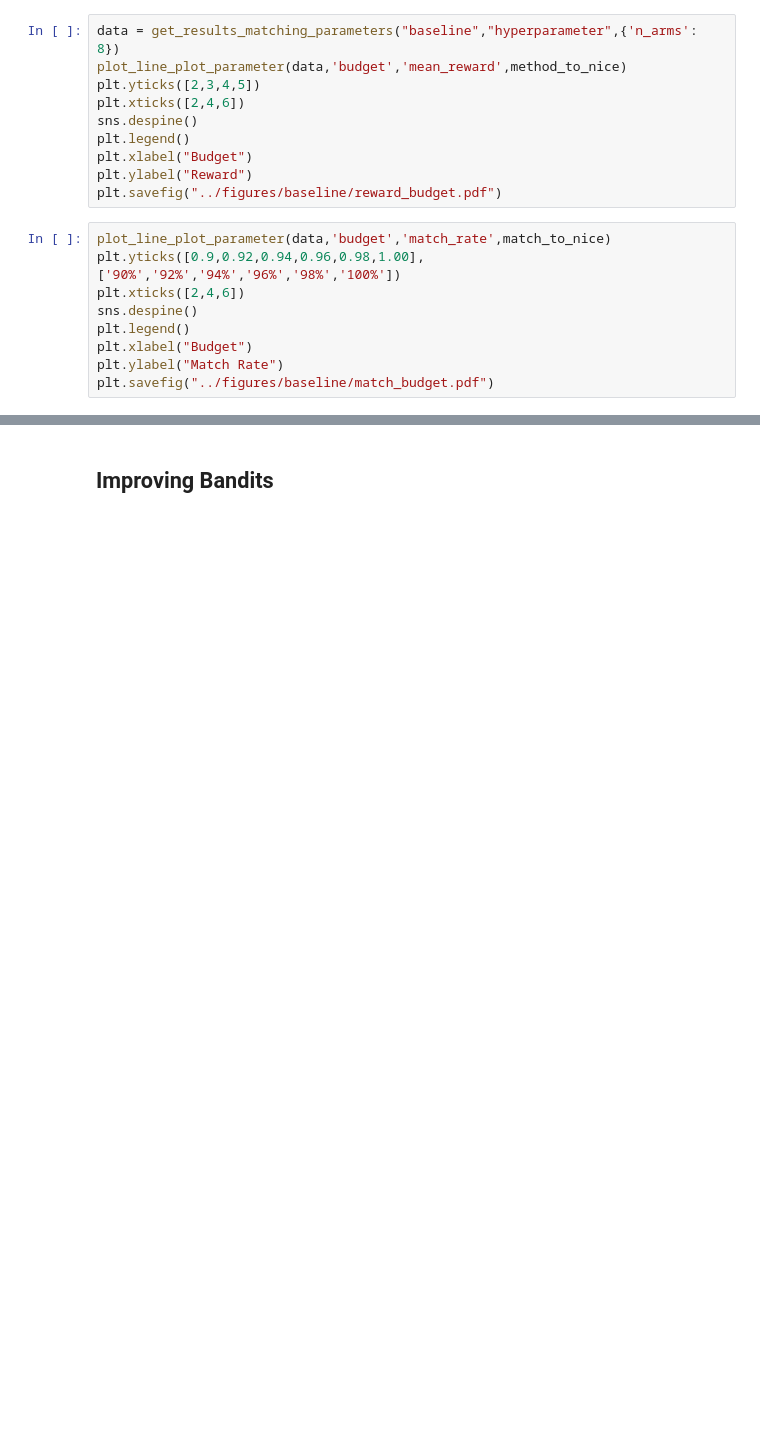
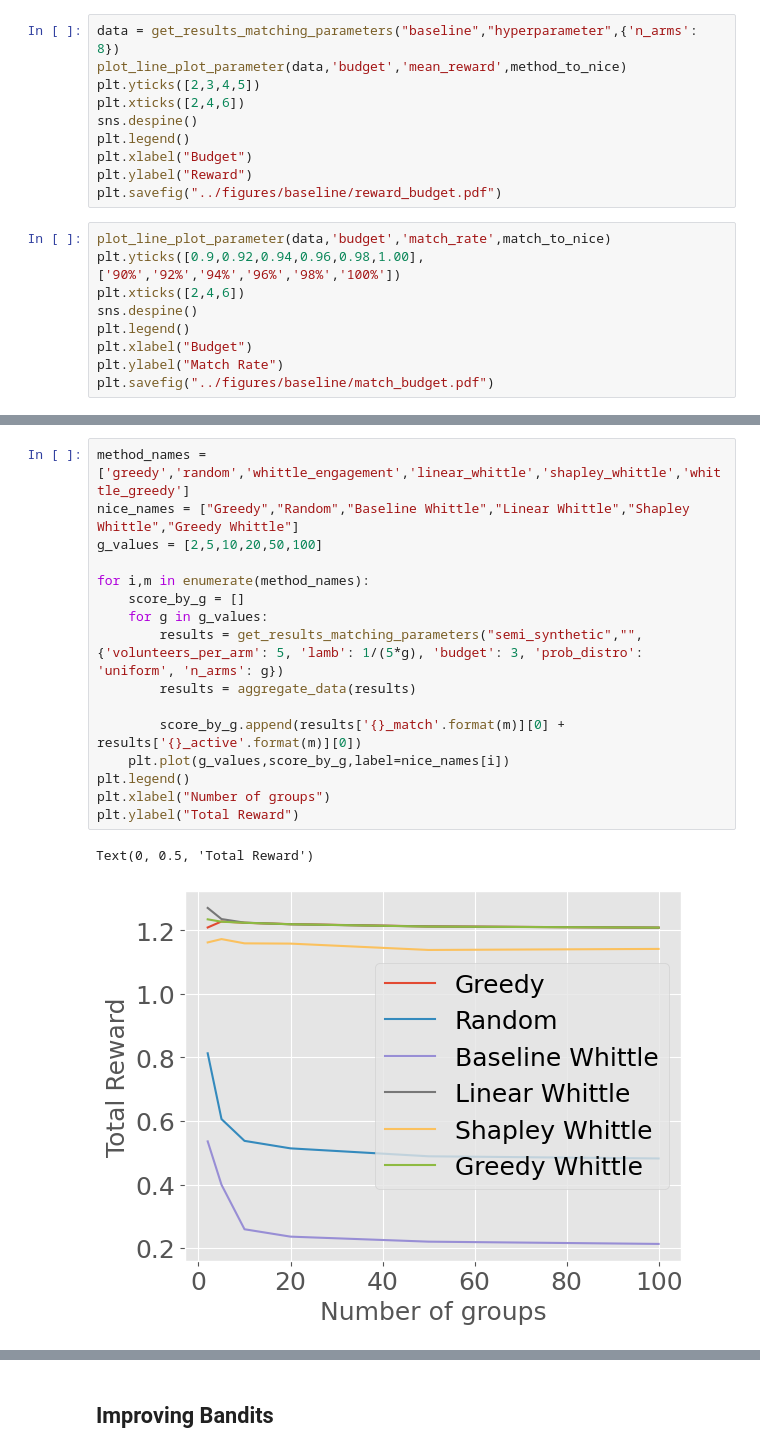
Before and after one commit to naveenr414/food-rescue-rmab, a Jupyter notebook: scripts/Plotting.ipynb, the cells around one changed output, grey strips where cells are left out. Cells and saved outputs as stored; diff of their text form; blank space fills up the shorter version.

```diff
--- a/scripts/Plotting.ipynb
+++ b/scripts/Plotting.ipynb
@@ -140,0 +162,19 @@ plt.savefig("../figures/baseline/match_budget.pdf")
+# %%
+method_names = ['greedy','random','whittle_engagement','linear_whittle','shapley_whittle','whittle_greedy']
+nice_names = ["Greedy","Random","Baseline Whittle","Linear Whittle","Shapley Whittle","Greedy Whittle"]
+g_values = [2,5,10,20,50,100]
+
+for i,m in enumerate(method_names):
+    score_by_g = []
+    for g in g_values:
+        results = get_results_matching_parameters("semi_synthetic","",{'volunteers_per_arm': 5, 'lamb': 1/(5*g), 'budget': 3, 'prob_distro': 'uniform', 'n_arms': g})
+        results = aggregate_data(results)
+
+        score_by_g.append(results['{}_match'.format(m)][0] + results['{}_active'.format(m)][0])
+    plt.plot(g_values,score_by_g,label=nice_names[i])
+plt.legend()
+plt.xlabel("Number of groups")
+plt.ylabel("Total Reward")
+# %% [output]
+Text(0, 0.5, 'Total Reward')
+[figure, added]
```
Also changed, not shown: parts of 7 cells of this notebook, 7 other files.
